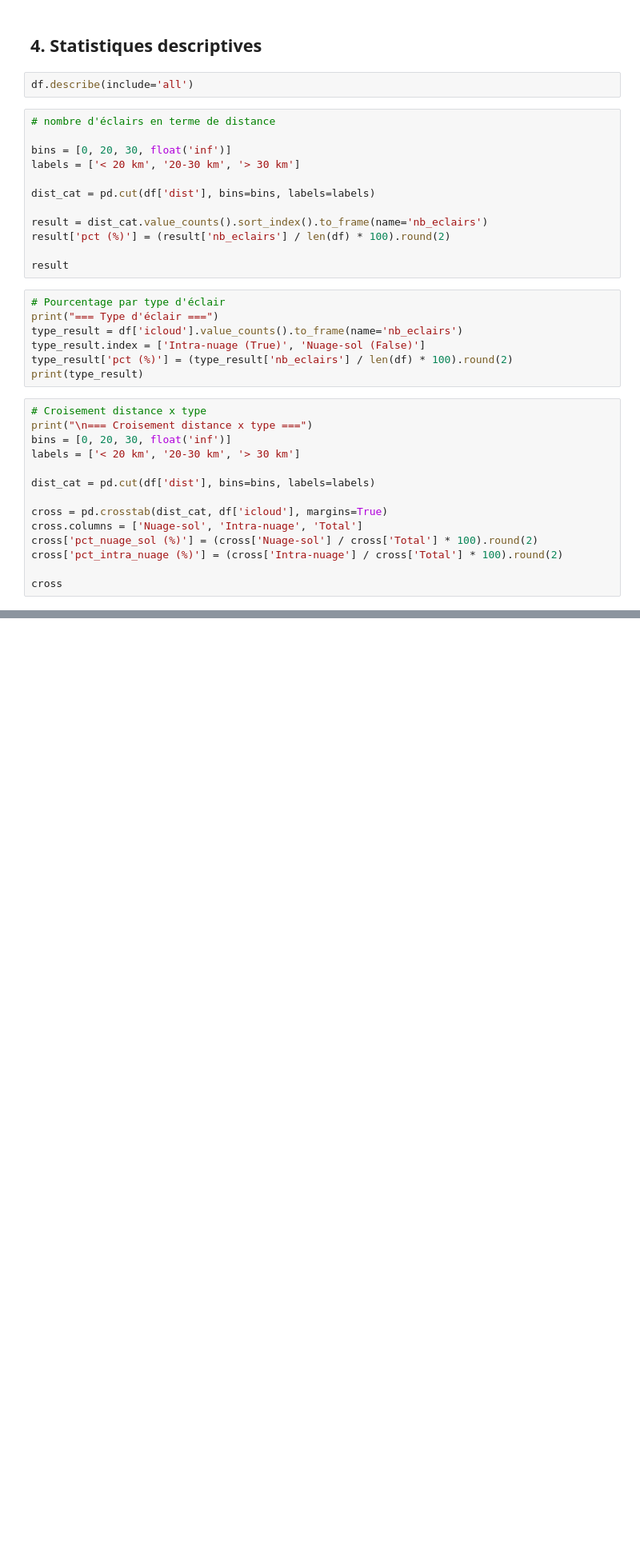
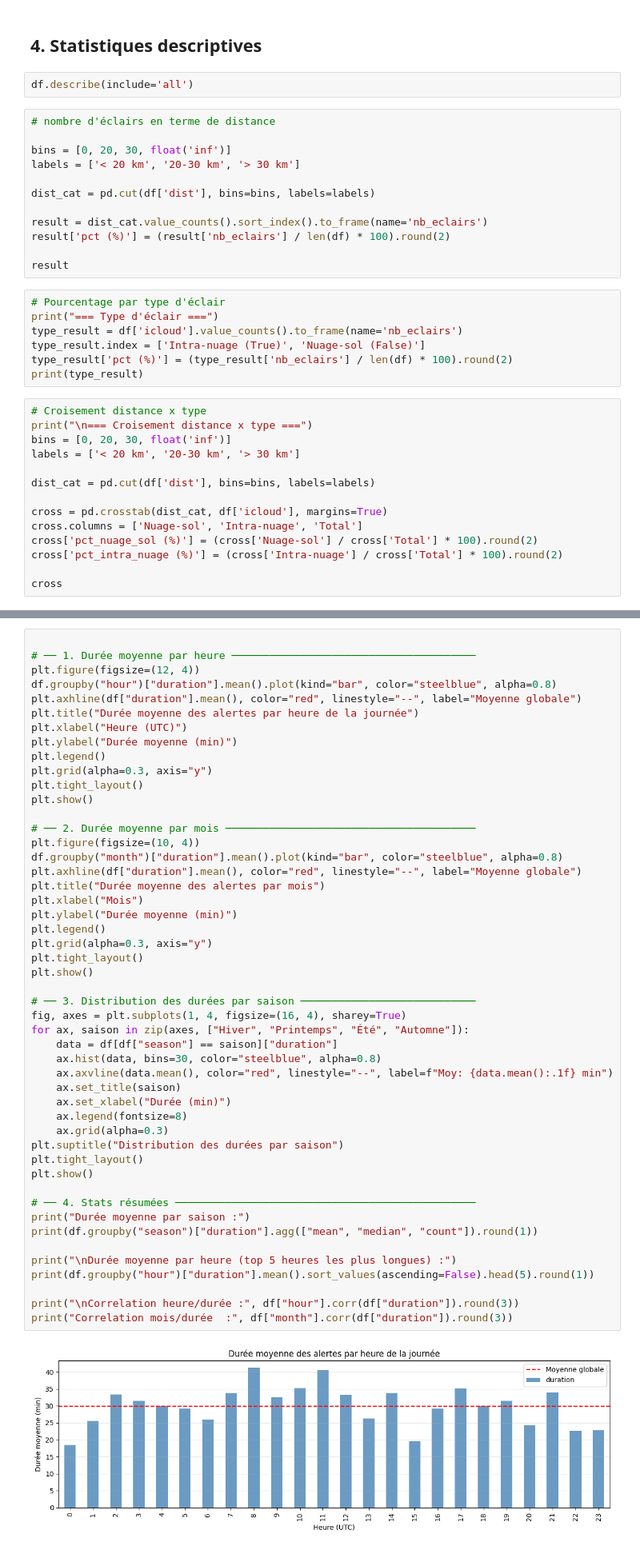
Before and after one commit to N-Mehdi/Dataverse, a Jupyter notebook: data/exploration.ipynb, the cells around one changed output, grey strips where cells are left out. Shown at 80% size. Drawn from its saved outputs; the diff is of its cells as text; blank space fills up the shorter version.

```diff
--- a/data/exploration.ipynb
+++ b/data/exploration.ipynb
@@ -110,0 +148,51 @@ Nombre d'alertes orageuses : 2627
+# %%
+
+# ── 1. Durée moyenne par heure ───────────────────────────────────────
+plt.figure(figsize=(12, 4))
+df.groupby("hour")["duration"].mean().plot(kind="bar", color="steelblue", alpha=0.8)
+plt.axhline(df["duration"].mean(), color="red", linestyle="--", label="Moyenne globale")
+plt.title("Durée moyenne des alertes par heure de la journée")
+plt.xlabel("Heure (UTC)")
+plt.ylabel("Durée moyenne (min)")
+plt.legend()
+plt.grid(alpha=0.3, axis="y")
+plt.tight_layout()
+plt.show()
+
+# ── 2. Durée moyenne par mois ────────────────────────────────────────
+plt.figure(figsize=(10, 4))
+df.groupby("month")["duration"].mean().plot(kind="bar", color="steelblue", alpha=0.8)
+plt.axhline(df["duration"].mean(), color="red", linestyle="--", label="Moyenne globale")
+plt.title("Durée moyenne des alertes par mois")
+plt.xlabel("Mois")
+plt.ylabel("Durée moyenne (min)")
+plt.legend()
+plt.grid(alpha=0.3, axis="y")
+plt.tight_layout()
+plt.show()
+
+# ── 3. Distribution des durées par saison ────────────────────────────
+fig, axes = plt.subplots(1, 4, figsize=(16, 4), sharey=True)
+for ax, saison in zip(axes, ["Hiver", "Printemps", "Été", "Automne"]):
+    data = df[df["season"] == saison]["duration"]
+    ax.hist(data, bins=30, color="steelblue", alpha=0.8)
+    ax.axvline(data.mean(), color="red", linestyle="--", label=f"Moy: {data.mean():.1f} min")
+    ax.set_title(saison)
+    ax.set_xlabel("Durée (min)")
+    ax.legend(fontsize=8)
+    ax.grid(alpha=0.3)
+plt.suptitle("Distribution des durées par saison")
+plt.tight_layout()
+plt.show()
+
+# ── 4. Stats résumées ────────────────────────────────────────────────
+print("Durée moyenne par saison :")
+print(df.groupby("season")["duration"].agg(["mean", "median", "count"]).round(1))
+
+print("\nDurée moyenne par heure (top 5 heures les plus longues) :")
+print(df.groupby("hour")["duration"].mean().sort_values(ascending=False).head(5).round(1))
+
+print("\nCorrelation heure/durée :", df["hour"].corr(df["duration"]).round(3))
+print("Correlation mois/durée  :", df["month"].corr(df["duration"]).round(3))
+# %% [output]
+[figure, added]
```
Also changed, not shown: parts of 9 cells of this notebook, 11 other files.
